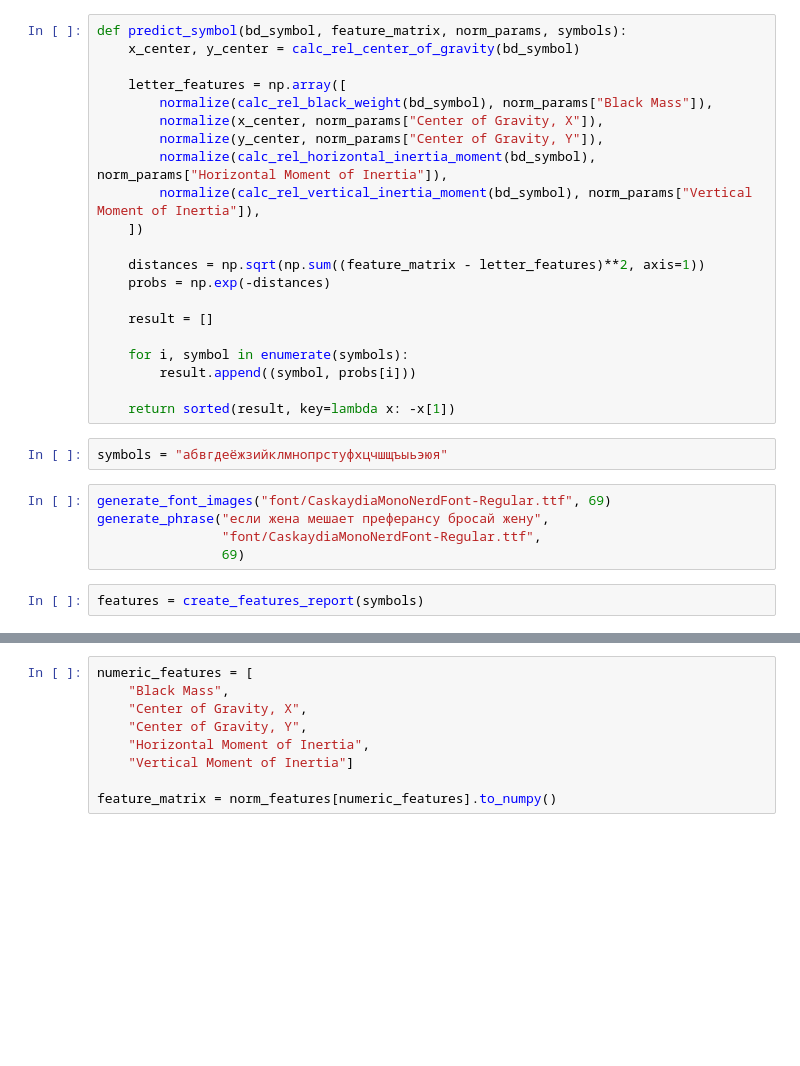
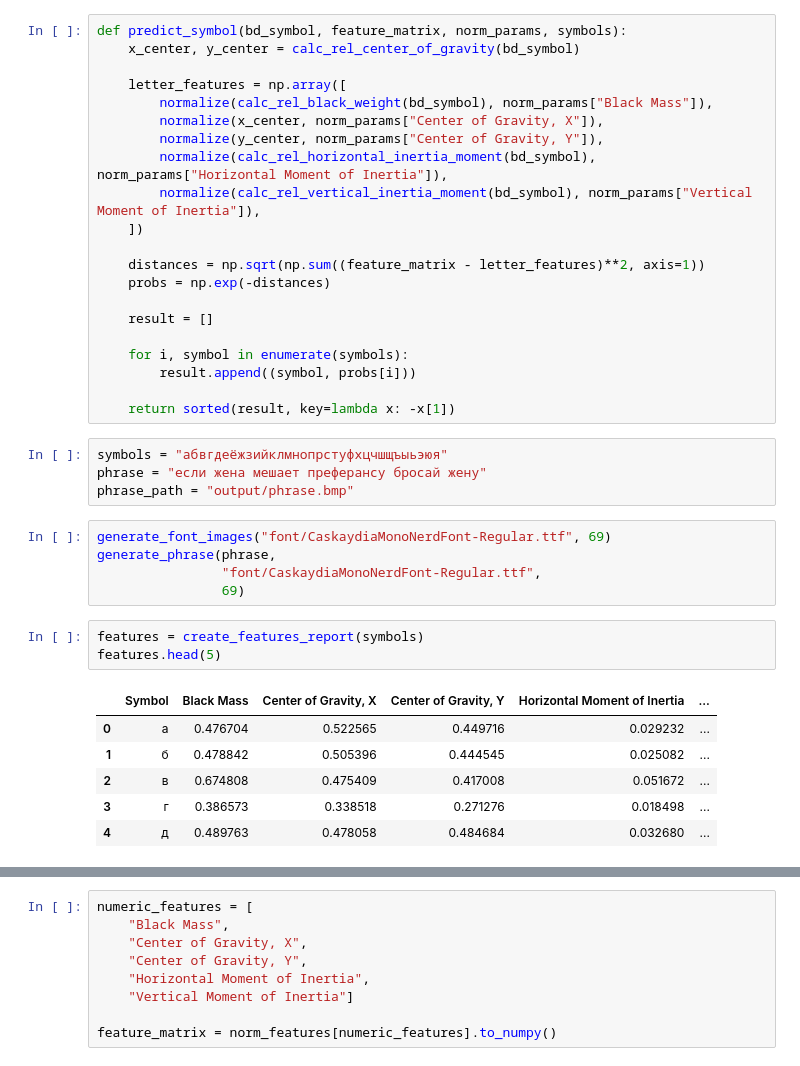
Before and after one commit to stepanchous/kolovorotnyysd_B21_524, a Jupyter notebook: 7sem/solution/lr.ipynb, the cells around one changed output, grey strips where cells are left out. Drawn from its saved outputs; the diff is of its cells as text; blank space fills up the shorter version.

```diff
--- a/7sem/solution/lr.ipynb
+++ b/7sem/solution/lr.ipynb
@@ -239,14 +239,24 @@ def predict_symbol(bd_symbol, feature_matrix, norm_params, symbols):
         result.append((symbol, probs[i]))
 
     return sorted(result, key=lambda x: -x[1])
-# %%
-symbols = "абвгдеёжзийклмнопрстуфхцчшщъыьэюя"
+# %%
+symbols = "абвгдеёжзийклмнопрстуфхцчшщъыьэюя"
+phrase = "если жена мешает преферансу бросай жену"
+phrase_path = "output/phrase.bmp"
 # %%
 generate_font_images("font/CaskaydiaMonoNerdFont-Regular.ttf", 69)
-generate_phrase("если жена мешает преферансу бросай жену",
+generate_phrase(phrase,
                 "font/CaskaydiaMonoNerdFont-Regular.ttf",
                 69)
 # %%
 features = create_features_report(symbols)
+features.head(5)
+# %% [output]
+|  | Symbol | Black Mass | Center of Gravity, X | Center of Gravity, Y | Horizontal Moment of Inertia | ... |
+| 0 | а | 0.476704 | 0.522565 | 0.449716 | 0.029232 | ... |
+| 1 | б | 0.478842 | 0.505396 | 0.444545 | 0.025082 | ... |
+| 2 | в | 0.674808 | 0.475409 | 0.417008 | 0.051672 | ... |
+| 3 | г | 0.386573 | 0.338518 | 0.271276 | 0.018498 | ... |
+| 4 | д | 0.489763 | 0.478058 | 0.484684 | 0.032680 | ... |
 # %%
 norm_features, norm_params = normalize_features(features)
```
Also changed, not shown: parts of 7 cells of this notebook, 1 other file.
